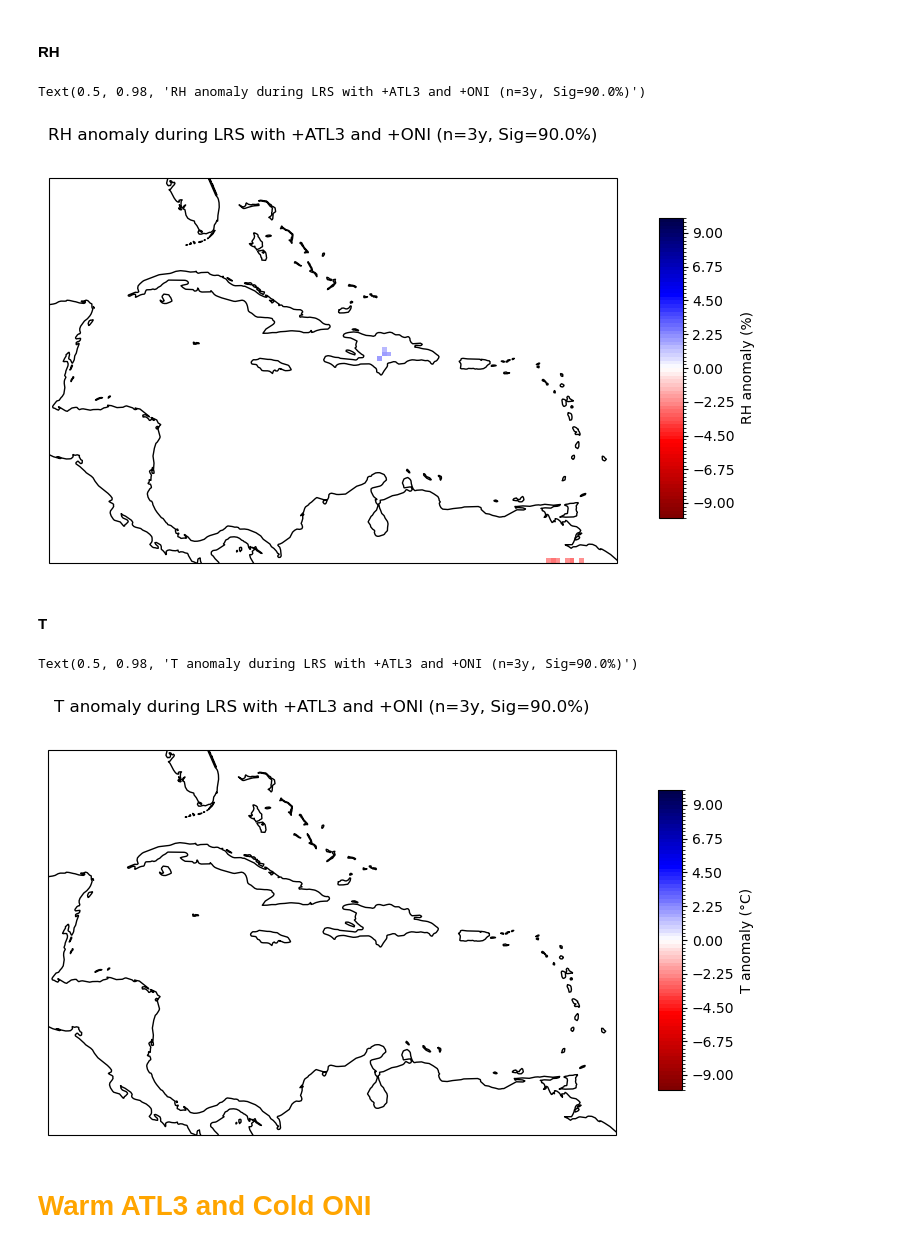
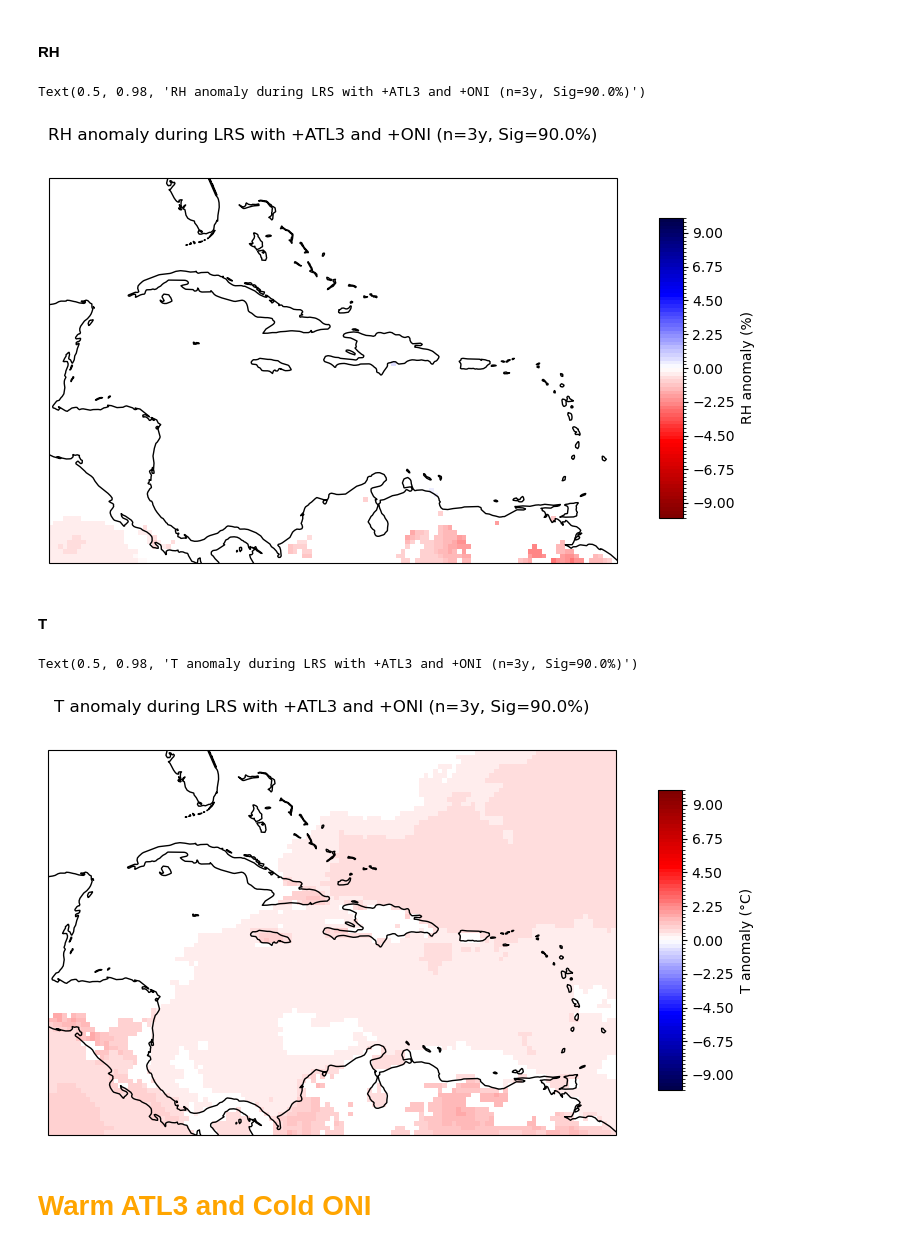
Before and after one commit to allan3prez/Caribe_Heat_AN, a Jupyter notebook: Plots/Sig_test_convolution.ipynb, the cells around one changed output. Drawn from its saved outputs; the diff is of its cells as text; code cells hidden in the pictures.

```diff
--- a/Plots/Sig_test_convolution.ipynb
+++ b/Plots/Sig_test_convolution.ipynb
@@ -343,8 +343,8 @@ Text(0.5, 0.98, 'T anomaly during ERS with +ATL3 and +ONI (n=2y, Sig=90.0%)')
 ### LRS
 # %%
 LRS_HI_sig = sel_sig(LRS_HIdmax_comp_ATL3o_ONIo, LRS_HIdmax_MCBS)
-LRS_T_sig = sel_sig(LRS_T_comp_ATL3o_ONIo, LRS_HIdmax_MCBS)
-LRS_RH_sig = sel_sig(LRS_RH_comp_ATL3o_ONIo, LRS_HIdmax_MCBS)
+LRS_T_sig = sel_sig(LRS_T_comp_ATL3o_ONIo, LRS_T_MCBS)
+LRS_RH_sig = sel_sig(LRS_RH_comp_ATL3o_ONIo, LRS_RH_MCBS)
 # %%
 LRS_U_sig = sel_sig(LRS_UV_comp_ATL3o_ONIo['U10_HIdmax_anom'], LRS_U_MCBS)
 LRS_V_sig = sel_sig(LRS_UV_comp_ATL3o_ONIo['V10_HIdmax_anom'], LRS_V_MCBS)
@@ -384,23 +384,23 @@ LRS_RH_sig_plot.axes.coastlines(transform=ccrs.PlateCarree())
 plt.suptitle(f'RH anomaly during LRS with +ATL3 and +ONI (n={ATL3o_ONIo_LRSyears.sizes['time']}y, Sig={sig_threshold*100}%)')
 # %% [output]
 Text(0.5, 0.98, 'RH anomaly during LRS with +ATL3 and +ONI (n=3y, Sig=90.0%)')
-[figure, old version]
+[figure, new version]
 # %% [markdown]
 #### T
 # %%
-LRS_T_sig_plot = LRS_T_sig.plot(figsize=(8, 5),levels=np.arange(-10, 10.25, 0.25), colors='seismic_r', subplot_kws={'projection': ccrs.PlateCarree()}, add_colorbar=False)
+LRS_T_sig_plot = LRS_T_sig.plot(figsize=(8, 5),levels=np.arange(-10, 10.25, 0.25), colors='seismic', subplot_kws={'projection': ccrs.PlateCarree()}, add_colorbar=False)
 
 
 fig = LRS_T_sig_plot.get_figure()
 cax = fig.add_axes([0.92, 0.2, 0.03, 0.6])
 
 fig.colorbar(LRS_T_sig_plot, cax=cax, label='T anomaly (°C)', orientation='vertical', extend='neither')
 
 LRS_T_sig_plot.axes.coastlines(transform=ccrs.PlateCarree())
 plt.suptitle(f'T anomaly during LRS with +ATL3 and +ONI (n={ATL3o_ONIo_LRSyears.sizes['time']}y, Sig={sig_threshold*100}%)')
 # %% [output]
 Text(0.5, 0.98, 'T anomaly during LRS with +ATL3 and +ONI (n=3y, Sig=90.0%)')
-[figure, old version]
+[figure, new version]
 # %% [markdown]
 # <span style="color:orange">Warm ATL3 and Cold ONI<span/>
 # %% [markdown]
```
Also changed, not shown: parts of 19 cells of this notebook, 2 other files.
